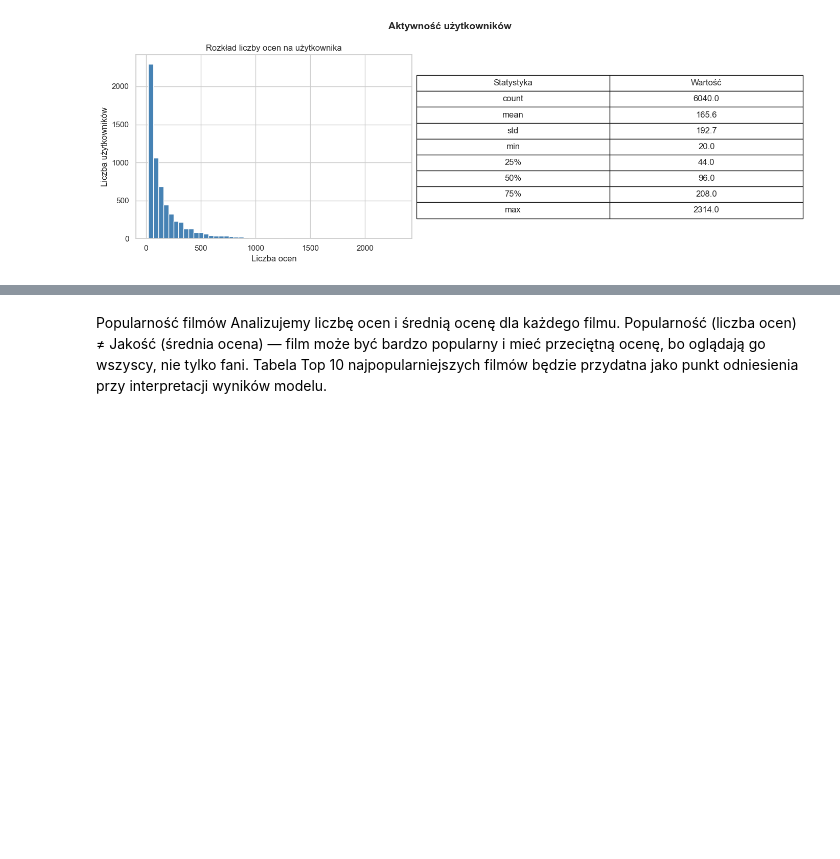
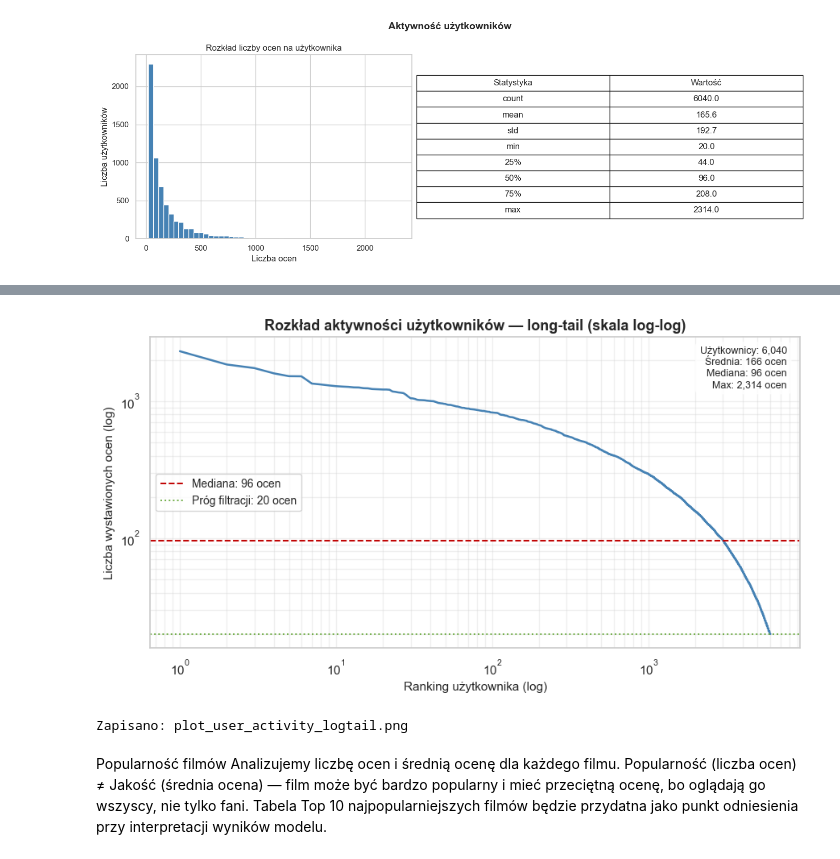
Before and after one commit to robertpilczuk/magisterka, a Jupyter notebook: notebooks/01_eda.ipynb, the cells around one changed output, grey strips where cells are left out. Cells and saved outputs as stored; diff of their text form; code cells hidden in the pictures; blank space fills up the shorter version.

```diff
--- a/notebooks/01_eda.ipynb
+++ b/notebooks/01_eda.ipynb
@@ -163,3 +175,49 @@ plt.show()
+# %%
+import numpy as np
+import matplotlib.ticker as mticker
+
+user_activity_sorted = user_activity.sort_values(ascending=False).reset_index(drop=True)
+
+fig, ax = plt.subplots(figsize=(9, 5))
+
+ax.loglog(
+    range(1, len(user_activity_sorted) + 1),
+    user_activity_sorted.values,
+    color='steelblue',
+    linewidth=1.8
+)
+
+ax.set_title('Rozkład aktywności użytkowników — long-tail (skala log-log)',
+             fontsize=13, fontweight='bold')
+ax.set_xlabel('Ranking użytkownika (log)', fontsize=11)
+ax.set_ylabel('Liczba wystawionych ocen (log)', fontsize=11)
+
+median_val = int(user_activity_sorted.median())
+ax.axhline(y=median_val, color='#C00000', linestyle='--', linewidth=1.4,
+           label=f'Mediana: {median_val} ocen')
+ax.axhline(y=20, color='#70AD47', linestyle=':', linewidth=1.4,
+           label='Próg filtracji: 20 ocen')
+
+ax.legend(fontsize=10)
+ax.grid(True, which='both', alpha=0.3)
+
+stats_text = (
+    f'Użytkownicy: {len(user_activity_sorted):,}\n'
+    f'Średnia: {user_activity_sorted.mean():.0f} ocen\n'
+    f'Mediana: {median_val} ocen\n'
+    f'Max: {user_activity_sorted.max():,} ocen'
+)
+ax.text(0.98, 0.97, stats_text, transform=ax.transAxes,
+        fontsize=9, va='top', ha='right',
+        bbox=dict(boxstyle='round,pad=0.4', facecolor='white', alpha=0.8))
+
+plt.tight_layout()
+plt.savefig('../notebooks/plot_user_activity_logtail.png', dpi=150, bbox_inches='tight')
+plt.show()
+print('Zapisano: plot_user_activity_logtail.png')
+# %% [output]
+[figure, added]
+Zapisano: plot_user_activity_logtail.png
 # %% [markdown]
 Popularność filmów
 Analizujemy liczbę ocen i średnią ocenę dla każdego filmu.
```
Also changed, not shown: parts of 1 cell of this notebook, 18 other files.
